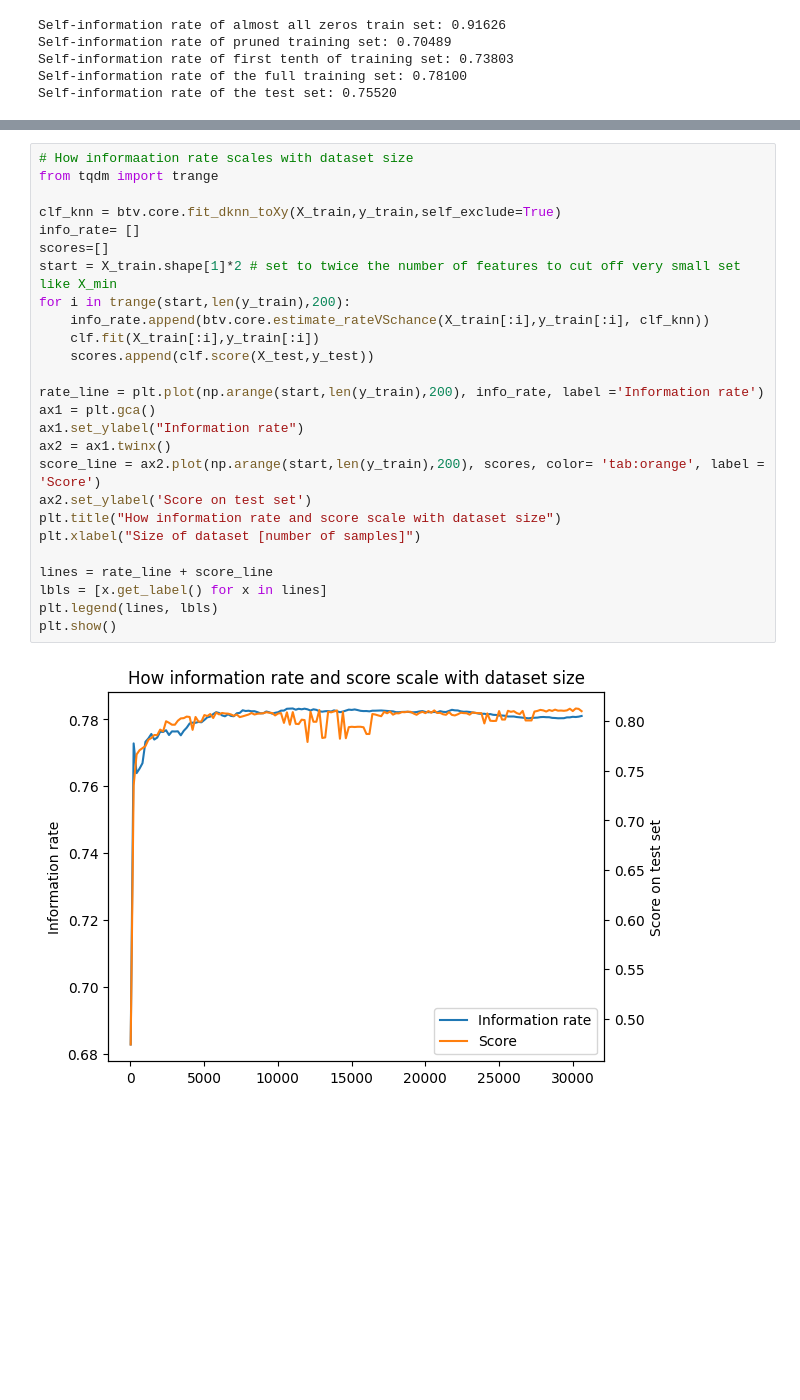
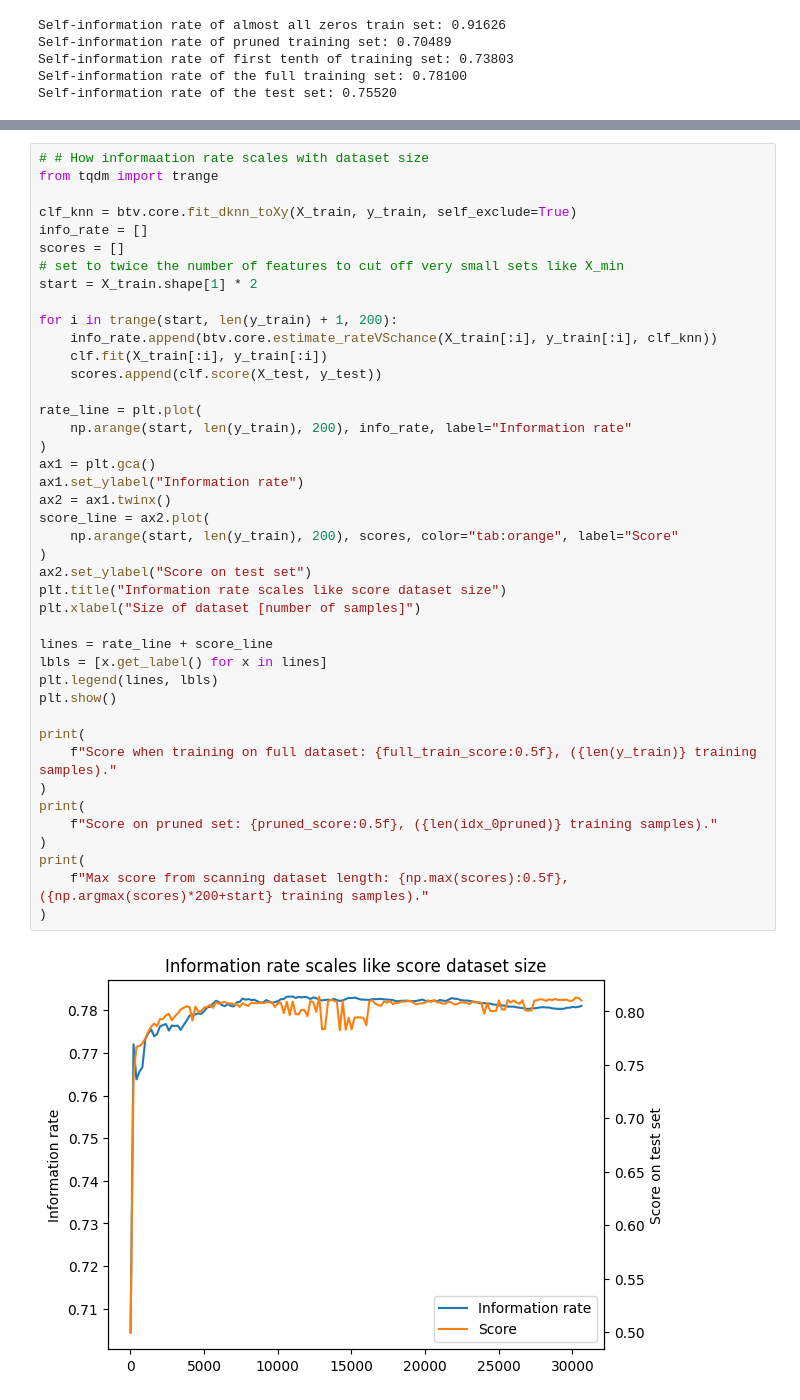
Before and after one commit to jseaward-phd/better-than-vibes, a Jupyter notebook: demo.ipynb, the cells around one changed output, grey strips where cells are left out. Saved outputs shown, nothing was run; the diff lists cells and outputs as text; blank space fills up the shorter version.

```diff
--- a/demo.ipynb
+++ b/demo.ipynb
@@ -314,28 +311,44 @@ NB: Using the saved training sets, the information rate of the pruned dataset is
 # %%
-# How informaation rate scales with dataset size
+# # How informaation rate scales with dataset size
 from tqdm import trange
 
-clf_knn = btv.core.fit_dknn_toXy(X_train,y_train,self_exclude=True)
-info_rate= []
-scores=[]
-start = X_train.shape[1]*2 # set to twice the number of features to cut off very small set like X_min
-for i in trange(start,len(y_train),200):
-    info_rate.append(btv.core.estimate_rateVSchance(X_train[:i],y_train[:i], clf_knn))
-    clf.fit(X_train[:i],y_train[:i])
-    scores.append(clf.score(X_test,y_test))
+clf_knn = btv.core.fit_dknn_toXy(X_train, y_train, self_exclude=True)
+info_rate = []
+scores = []
+# set to twice the number of features to cut off very small sets like X_min
+start = X_train.shape[1] * 2
 
-rate_line = plt.plot(np.arange(start,len(y_train),200), info_rate, label ='Information rate')
+for i in trange(start, len(y_train) + 1, 200):
+    info_rate.append(btv.core.estimate_rateVSchance(X_train[:i], y_train[:i], clf_knn))
+    clf.fit(X_train[:i], y_train[:i])
+    scores.append(clf.score(X_test, y_test))
+
+rate_line = plt.plot(
+    np.arange(start, len(y_train), 200), info_rate, label="Information rate"
+)
 ax1 = plt.gca()
 ax1.set_ylabel("Information rate")
 ax2 = ax1.twinx()
-score_line = ax2.plot(np.arange(start,len(y_train),200), scores, color= 'tab:orange', label = 'Score')
-ax2.set_ylabel('Score on test set')
-plt.title("How information rate and score scale with dataset size")
+score_line = ax2.plot(
+    np.arange(start, len(y_train), 200), scores, color="tab:orange", label="Score"
+)
+ax2.set_ylabel("Score on test set")
+plt.title("Information rate scales like score dataset size")
 plt.xlabel("Size of dataset [number of samples]")
 
 lines = rate_line + score_line
 lbls = [x.get_label() for x in lines]
 plt.legend(lines, lbls)
 plt.show()
+
+print(
+    f"Score when training on full dataset: {full_train_score:0.5f}, ({len(y_train)} training samples)."
+)
+print(
+    f"Score on pruned set: {pruned_score:0.5f}, ({len(idx_0pruned)} training samples)."
+)
+print(
+    f"Max score from scanning dataset length: {np.max(scores):0.5f}, ({np.argmax(scores)*200+start} training samples)."
+)
 # %% [output]
-[figure, old version]
+[figure, new version]
```
Also changed, not shown: parts of 24 cells of this notebook, 2 other files.
